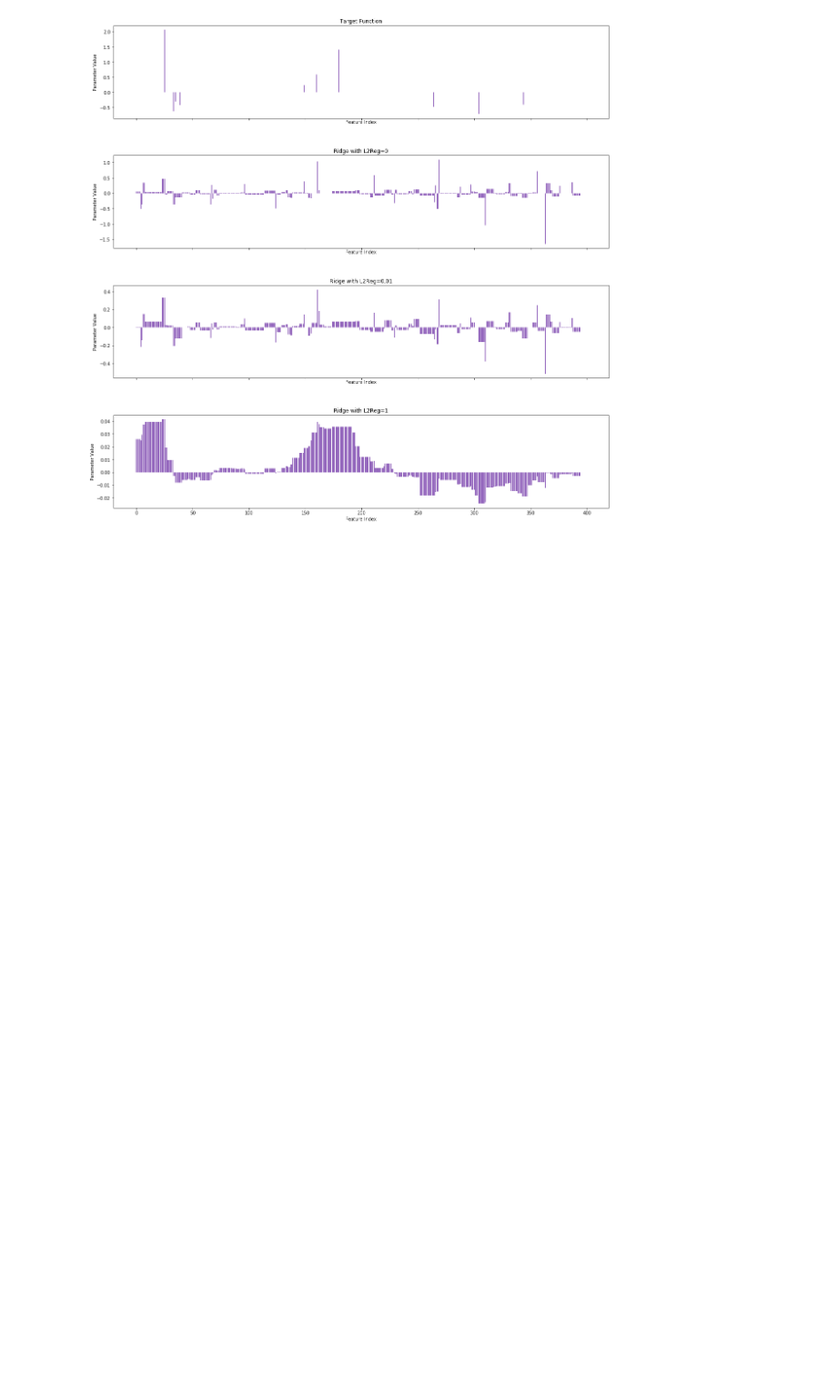
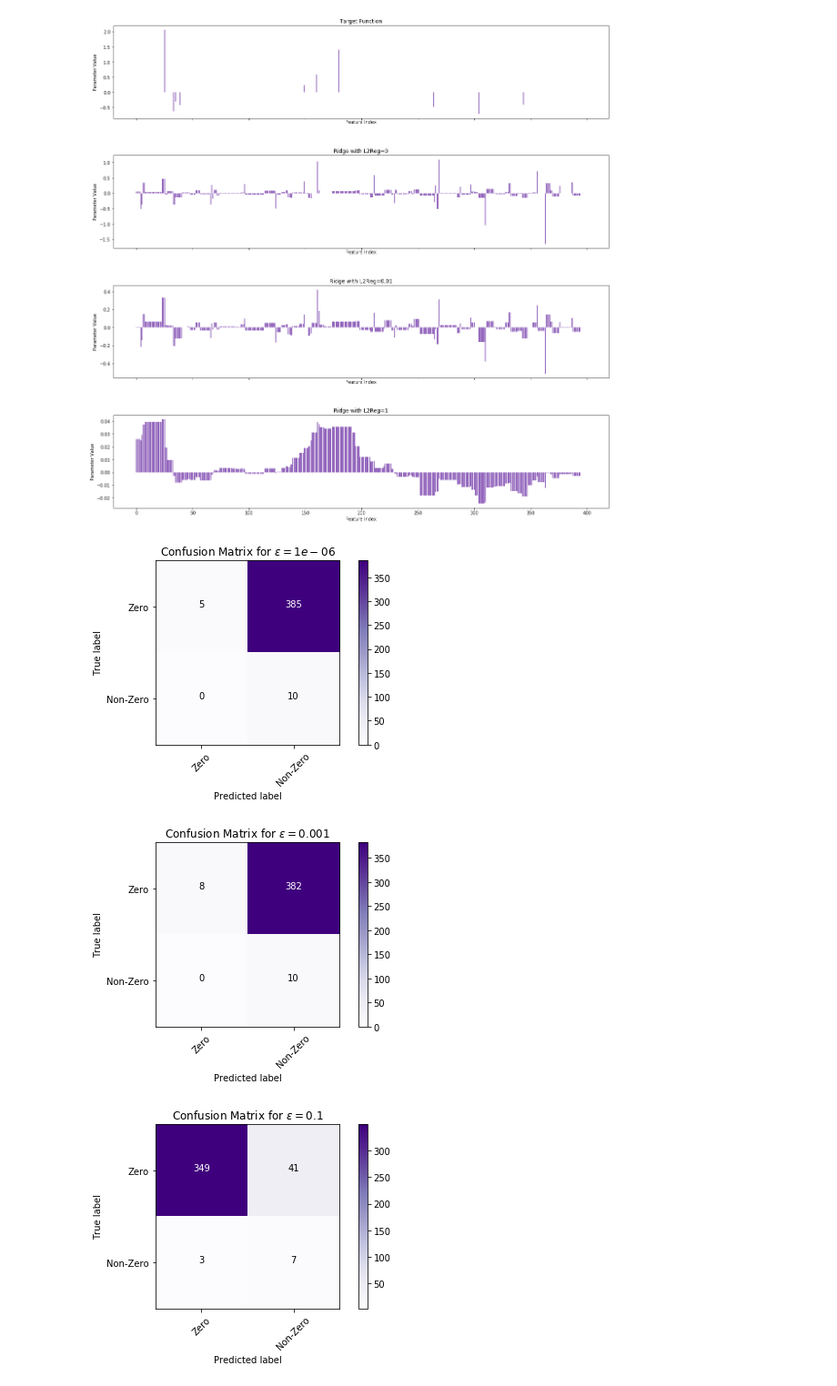
Before and after one commit to nikhilvsupekar/ml-algorithms, a Jupyter notebook: notebooks/hw3_lasso.ipynb, the cells around one changed output. Shown at 91% size. Saved outputs shown, nothing was run; the diff lists cells and outputs as text; code cells hidden in the pictures; blank space fills up the shorter version.

Commit message:
[DS-GA 1003][HW3] ridge regression - confusion matrix

```diff
--- a/notebooks/hw3_lasso.ipynb
+++ b/notebooks/hw3_lasso.ipynb
@@ -202,3 +202,37 @@ def compare_parameter_vectors(pred_fns):
 compare_parameter_vectors(pred_fns);
 # %% [output]
 [figure]
+# %%
+def plot_confusion_matrix(cm, title, classes):
+	 plt.imshow(cm, interpolation='nearest', cmap=plt.cm.Purples)
+	 plt.title(title)
+	 plt.colorbar()
+	 tick_marks = np.arange(len(classes))
+	 plt.xticks(tick_marks, classes, rotation=45)
+	 plt.yticks(tick_marks, classes)        \
+
+	 thresh = cm.max() / 2.
+	 for i, j in itertools.product(range(cm.shape[0]), range(cm.shape[1])):
+		 plt.text(j, i, format(cm[i, j], 'd'),
+				  horizontalalignment="center",
+				  color="white" if cm[i, j] > thresh else "black")
+
+	 plt.tight_layout()
+	 plt.ylabel('True label')
+	 plt.xlabel('Predicted label')
+# %%
+coefs_true_1 = pred_fns[2]['coefs']
+bin_coefs_true = np.copy(coefs_true)
+bin_coefs_true[bin_coefs_true != 0] = 1
+eps_list = np.array([10**-6, 10**-3, 10**-1])
+for eps in eps_list:
+    bin_coefs_estimated = np.copy(coefs_true_1)
+    bin_coefs_estimated[np.absolute(bin_coefs_estimated) < eps] = 0
+    bin_coefs_estimated[np.absolute(bin_coefs_estimated) >= eps] = 1
+    cnf_matrix = confusion_matrix(bin_coefs_true, bin_coefs_estimated)
+    plt.figure()
+    plot_confusion_matrix(cnf_matrix, title="Confusion Matrix for $\epsilon = {}$".format(eps), classes=["Zero", "Non-Zero"])
+# %% [output]
+[figure, added]
+[figure, added]
+[figure, added]
```
